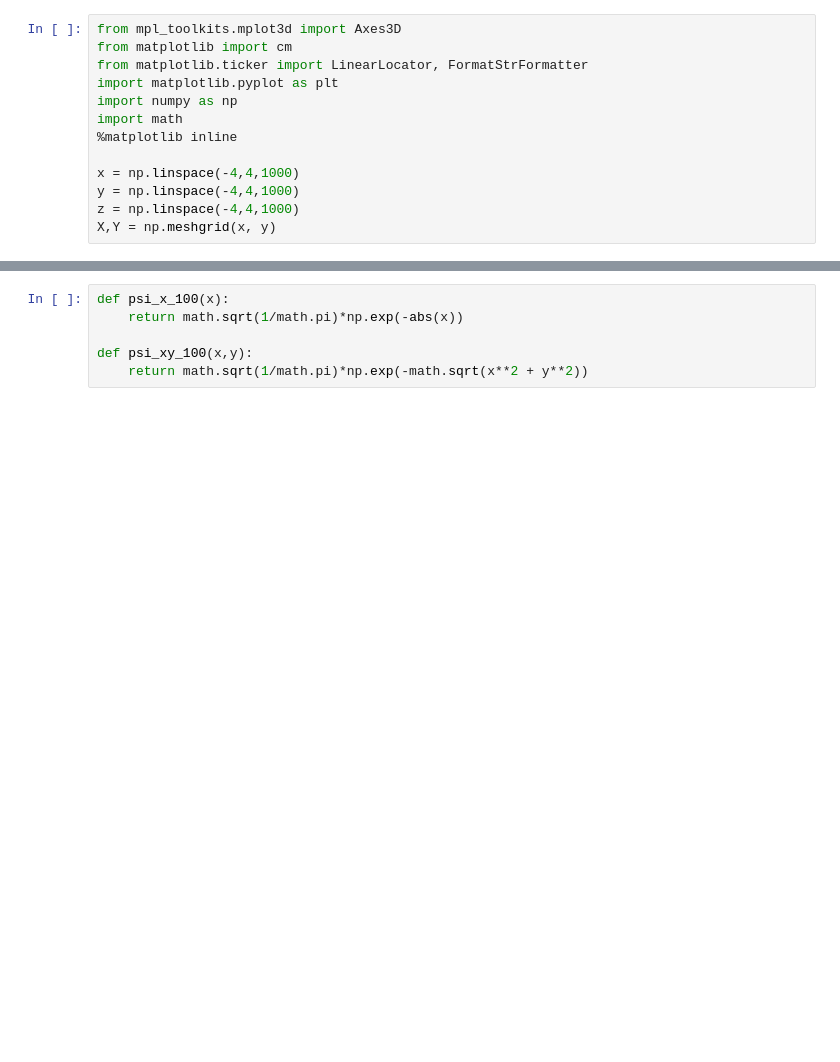
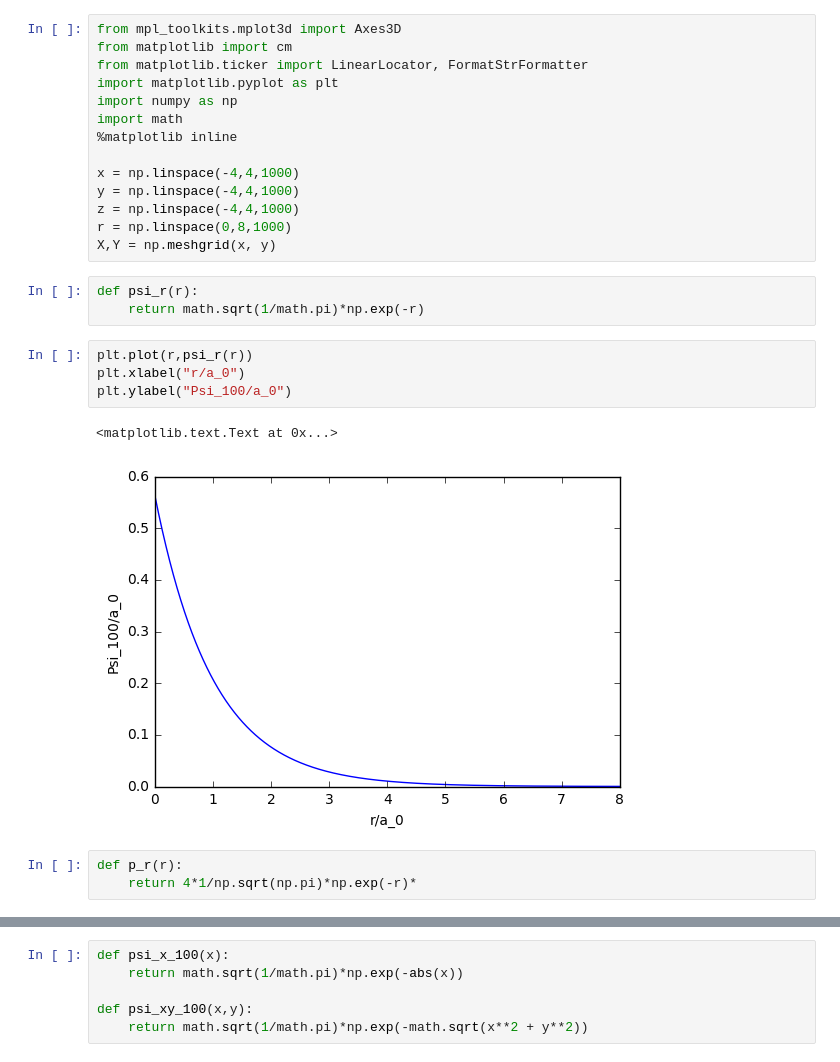
Before and after one commit to QCMM/EstElec, a Jupyter notebook: scripts/hydrogen.ipynb, the cells around one changed output, grey strips where cells are left out. Cells and saved outputs as stored; diff of their text form; blank space fills up the shorter version.

```diff
--- a/scripts/hydrogen.ipynb
+++ b/scripts/hydrogen.ipynb
@@ -10,4 +10,18 @@ import math
 x = np.linspace(-4,4,1000)
 y = np.linspace(-4,4,1000)
 z = np.linspace(-4,4,1000)
+r = np.linspace(0,8,1000)
 X,Y = np.meshgrid(x, y)
+# %%
+def psi_r(r):
+    return math.sqrt(1/math.pi)*np.exp(-r)
+# %%
+plt.plot(r,psi_r(r))
+plt.xlabel("r/a_0")
+plt.ylabel("Psi_100/a_0")
+# %% [output]
+<matplotlib.text.Text at 0x...>
+[figure, added]
+# %%
+def p_r(r):
+    return 4*1/np.sqrt(np.pi)*np.exp(-r)*
```
Also changed, not shown: parts of 5 cells of this notebook.
